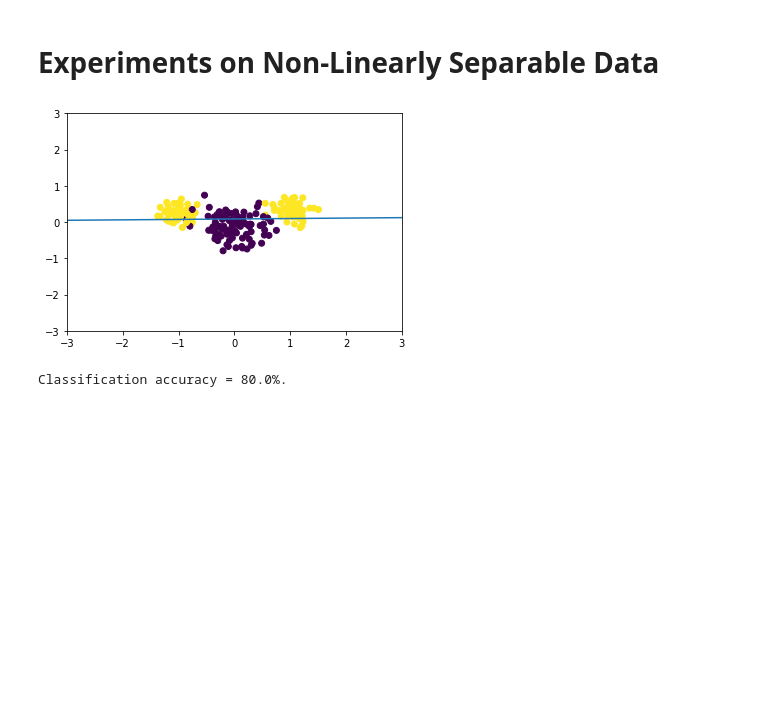
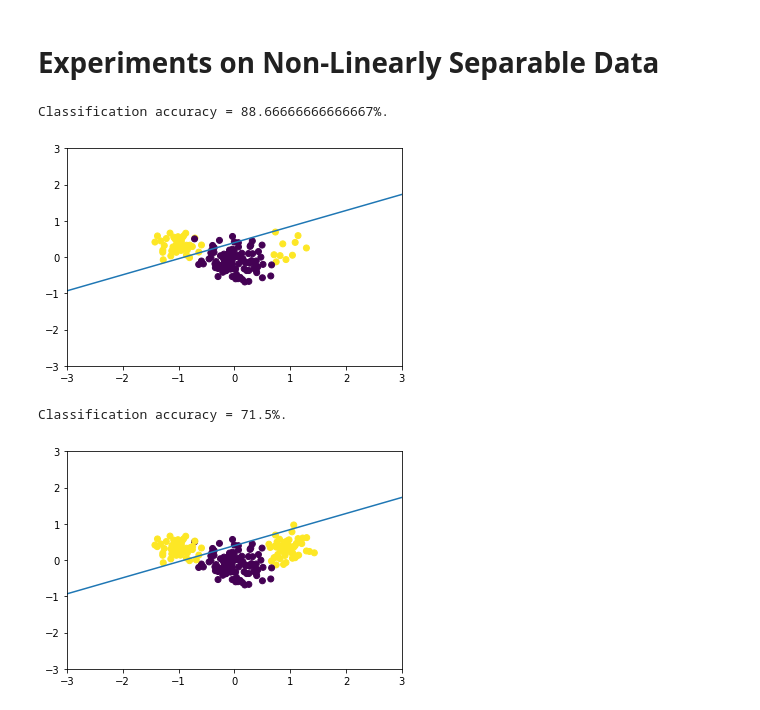
Before and after one commit to griiak/ANN-Assignment1-GS, a Jupyter notebook: A1/A1Part1.ipynb, the cells around one changed output. Cells and saved outputs as stored; diff of their text form; code cells hidden in the pictures; blank space fills up the shorter version.

Commit message:
Implemented the 4 different subsampling methods per the instructions in the pdf.

```diff
--- a/A1/A1Part1.ipynb
+++ b/A1/A1Part1.ipynb
@@ -60,14 +61,15 @@ def gen_binary(n = 100, bias = True):
     return X, t
 
 
-def gen_nonlin_sep(n = 100, bias = True):
+def gen_nonlin_sep(n = 100, bias = True, subsample_method = 0):
+
     mA = [1.0, 0.3]
     mB = [0.0, -0.1]
     sigmaA = 0.2
     sigmaB = 0.3
 
-    classA1 = np.hstack((np.random.normal(-mA[0],sigmaA,int(n/2)), \
-                        np.random.normal(mA[0],sigmaA,int(n/2))))
+    classA1 = np.hstack((np.random.normal(-mA[0],sigmaA,math.floor(n/2)), \
+                        np.random.normal(mA[0],sigmaA,math.floor(n/2))))
     classA2 = np.random.normal(mA[1],sigmaA,n)
     classA = np.vstack((classA1,classA2))
     labelA = np.ones((1,n))
@@ -190,12 +276,17 @@ Classification accuracy = 100.0%.
 # Experiments on Non-Linearly Separable Data
 # %%
 X, T = gen_nonlin_sep()
-# %%
-W = gen_W(X)
-
-W2 = run_delta_batch(W,X,T,0.001,100)
-plot_decision_boundary(X,W2,T)
-run_evaluation(W2, X, T)
-# %% [output]
-[figure, removed]
-Classification accuracy = 80.0%.
+# %%
+Xsub1, Tsub1 = subsample_data(X,T,4)
+W = gen_W(Xsub1)
+
+W0 = run_delta_batch(W,Xsub1,Tsub1,0.001,100)
+run_evaluation(W0, Xsub1, Tsub1)
+plot_decision_boundary(Xsub1,W0,Tsub1)
+run_evaluation(W0, X, T)
+plot_decision_boundary(X,W0,T)
+# %% [output]
+Classification accuracy = 88.66666666666667%.
+[figure, added]
+Classification accuracy = 71.5%.
+[figure, added]
```
Also changed, not shown: parts of 4 cells of this notebook.
